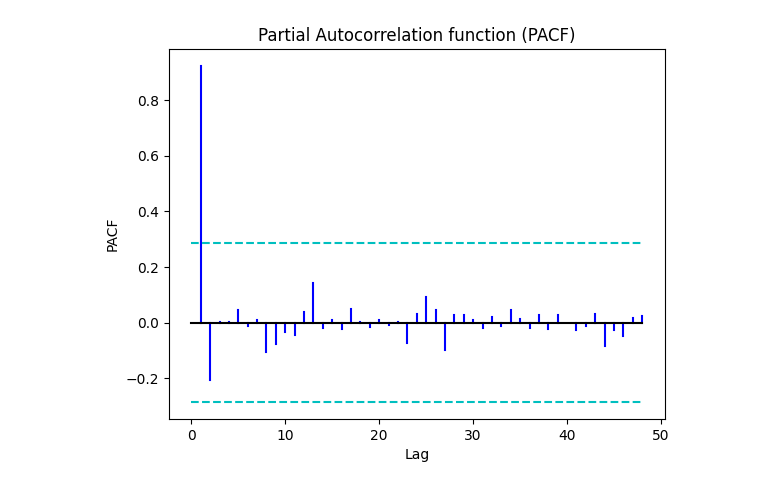
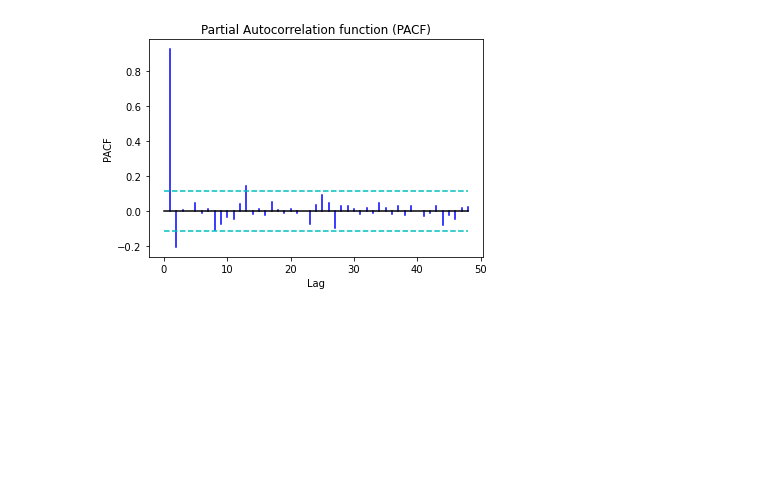
Before and after one commit to Carolje/TMA4285-Project, a Jupyter notebook: Dataplots.ipynb, the cells around one changed output. Saved outputs shown, nothing was run; the diff lists cells and outputs as text; code cells hidden in the pictures; blank space fills up the shorter version.

```diff
--- a/Dataplots.ipynb
+++ b/Dataplots.ipynb
@@ -71,7 +72,7 @@ plots.acf_plot(acf_CPI)
 # %%
 pacf_CPI=plots.pacf(cpi_diff,48)
 
 
-plots.pacf_plot(pacf_CPI)
+plots.pacf_plot(pacf_CPI, n = len(cpi_diff))
 # %% [output]
-[figure, old version]
+[figure, new version]
```
Also changed, not shown: parts of 10 cells of this notebook, 2 other files.
